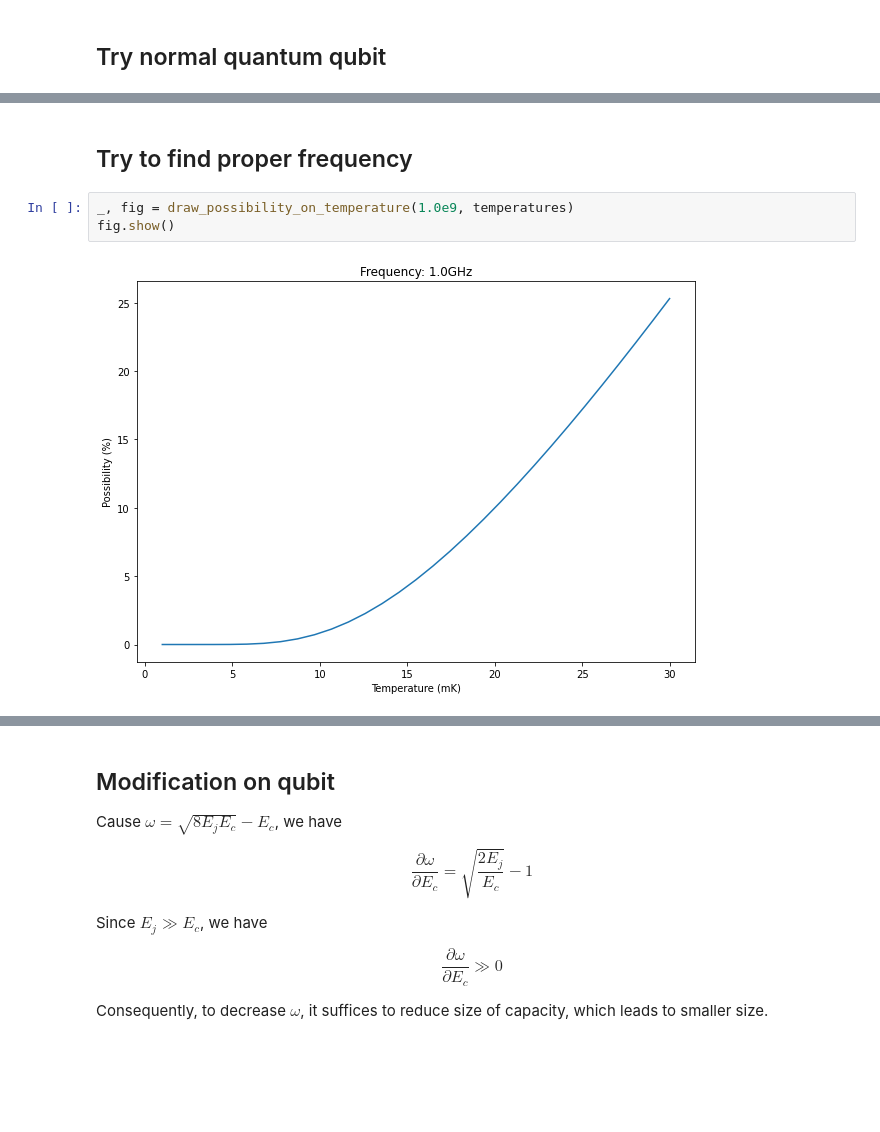
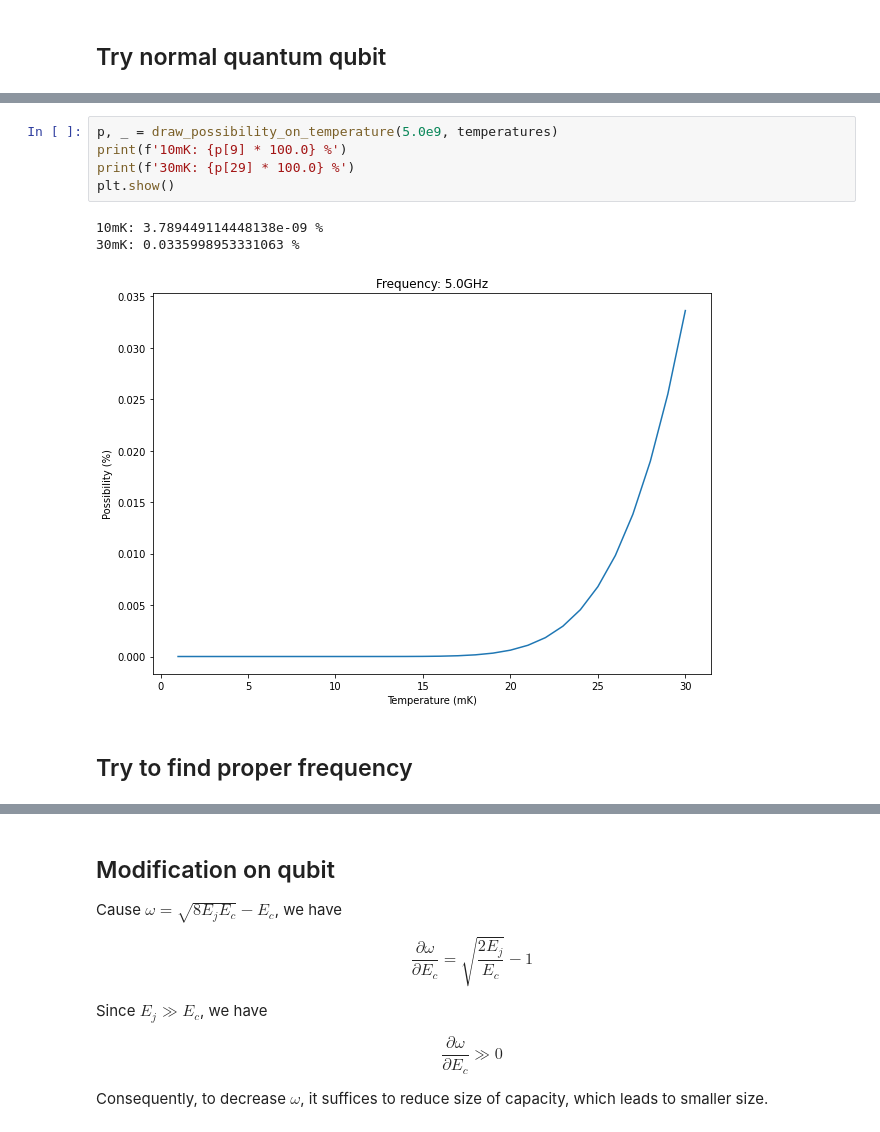
Before and after one commit to hoolheart/scout, a Jupyter notebook: notebooks/02-quantum-computing/01-temperature.ipynb, the cells around one changed output, grey strips where cells are left out. Drawn from its saved outputs; the diff is of its cells as text; blank space fills up the shorter version.

```diff
--- a/notebooks/02-quantum-computing/01-temperature.ipynb
+++ b/notebooks/02-quantum-computing/01-temperature.ipynb
@@ -119,7 +110,11 @@ fig.show()
+# %%
+p, _ = draw_possibility_on_temperature(5.0e9, temperatures)
+print(f'10mK: {p[9] * 100.0} %')
+print(f'30mK: {p[29] * 100.0} %')
+plt.show()
+# %% [output]
+10mK: 3.789449114448138e-09 %
+30mK: 0.0335998953331063 %
+[figure, added]
 # %% [markdown]
 ## Try to find proper frequency
-# %%
-_, fig = draw_possibility_on_temperature(1.0e9, temperatures)
-fig.show()
-# %% [output]
-[figure, removed]
```
Also changed, not shown: parts of 11 cells of this notebook.
